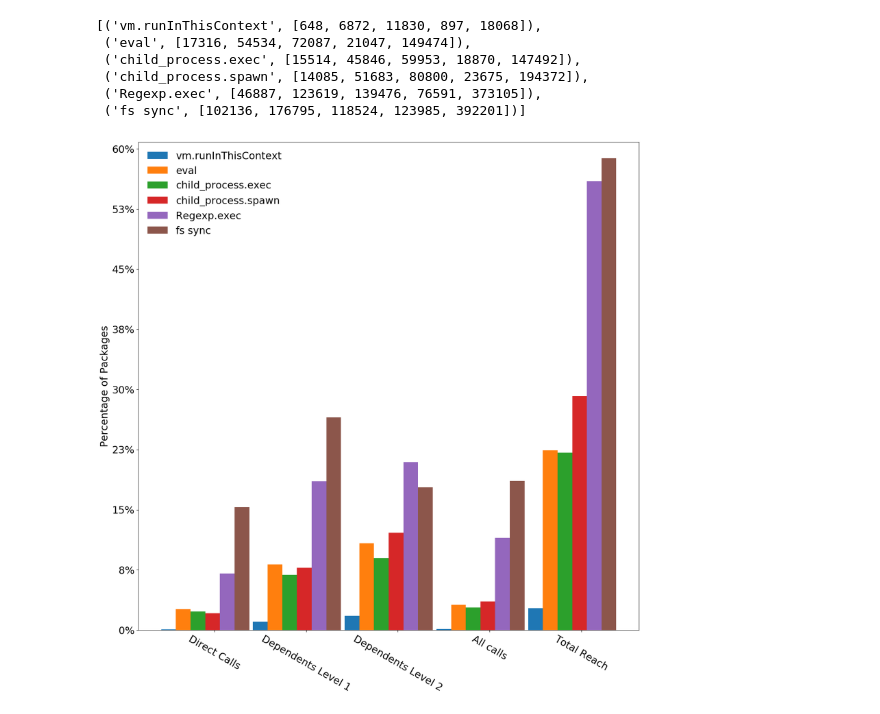
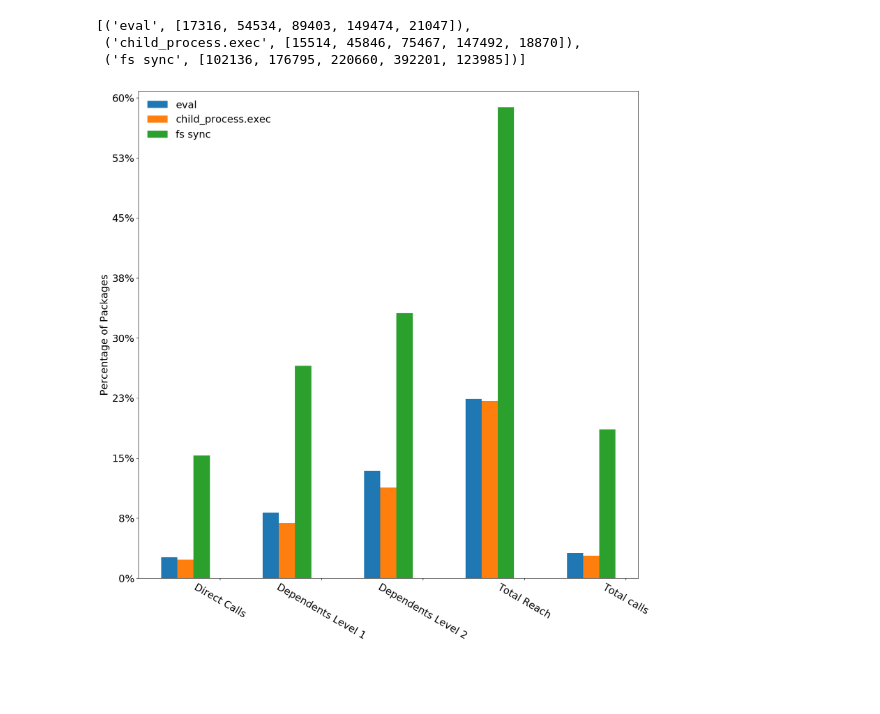
Before and after one commit to markuszm/npm-analysis, a Jupyter notebook: jupyterlab/graphs/TransitiveUsageMultibar.ipynb, the cells around one changed output. Saved outputs shown, nothing was run; the diff lists cells and outputs as text; code cells hidden in the pictures; blank space fills up the shorter version.

Commit message:
fixed run juypter script and a bug in transitive usage graph generation

```diff
--- a/jupyterlab/graphs/TransitiveUsageMultibar.ipynb
+++ b/jupyterlab/graphs/TransitiveUsageMultibar.ipynb
@@ -1,8 +1,12 @@
 # %%
 import pandas as pd
 
-cases = [('RunInThisContext', 'vm.runInThisContext'), ('Eval', 'eval'),
-         ('Exec', 'child_process.exec'), ('Spawn', 'child_process.spawn'), ('RegexpExec', 'Regexp.exec'),
+# cases = [('RunInThisContext', 'vm.runInThisContext'), ('Eval', 'eval'),
+#          ('Exec', 'child_process.exec'), ('Spawn', 'child_process.spawn'), ('RegexpExec', 'Regexp.exec'),
+#          ('Fs', 'fs sync')]
+
+cases = [('Eval', 'eval'),
+         ('Exec', 'child_process.exec'),
          ('Fs', 'fs sync')]
 # %%
 casesData = []
@@ -21,49 +25,46 @@ for c in cases:
     layeredReach = pd.read_json('transitiveUsage/layeredReach{}.json'.format(caseName), typ='series')
 
     layer1 = layeredReach[1] + directCallsCount
-    layer2 = layeredReach[2] + layeredReach[1]
+    layer2 = layeredReach[2] + layer1
 
     totalReach = layeredReach.sum() + directCallsCount
 
-    casesData.append((labelName, [directCallsCount, layer1, layer2, indirectCallsCount, totalReach]))
+    casesData.append((labelName, [directCallsCount, layer1, layer2, totalReach, indirectCallsCount]))
 
 casesData
 # %% [output]
-[('vm.runInThisContext', [648, 6872, 11830, 897, 18068]),
- ('eval', [17316, 54534, 72087, 21047, 149474]),
- ('child_process.exec', [15514, 45846, 59953, 18870, 147492]),
- ('child_process.spawn', [14085, 51683, 80800, 23675, 194372]),
- ('Regexp.exec', [46887, 123619, 139476, 76591, 373105]),
- ('fs sync', [102136, 176795, 118524, 123985, 392201])]
+[('eval', [17316, 54534, 89403, 149474, 21047]),
+ ('child_process.exec', [15514, 45846, 75467, 147492, 18870]),
+ ('fs sync', [102136, 176795, 220660, 392201, 123985])]
 # %%
 import matplotlib.pyplot as plt
 import numpy as np
 
 import matplotlib
 matplotlib.rcParams.update({'font.size': 18})
 
 def calculatePercentage(x):
     return np.ceil(x/667224*100)
 
 plt.figure(figsize=(16,16), dpi=120)
 
 i = 0
 for c in casesData:
     Y = c[1]
     X = np.arange(0, len(Y), step=1)
     plt.bar(X + i * 0.16, Y, label=c[0], width=0.16)
     i += 1
 
 # for x,y in zip(X,Y):
 #     plt.text(x, y,'{:.2f}%'.format(y/667224*100), ha='center', va= 'bottom')
 
 plt.ylabel('Percentage of Packages')
 plt.ylim(0, np.max(Y) + 667224/100 * 2)
 plt.gca().set_yticklabels(['{:.0f}%'.format(calculatePercentage(x)) for x in plt.gca().get_yticks()])
-plt.xticks([0.5,1.5,2.5,3.5,4.5], ['Direct Calls', 'Dependents Level 1', 'Dependents Level 2', 'All calls', "Total Reach"], rotation=-30)
+plt.xticks([0.5,1.5,2.5,3.5,4.5], ['Direct Calls', 'Dependents Level 1', 'Dependents Level 2', "Total Reach", 'Total calls', ], rotation=-30)
 plt.legend(loc='best', frameon=False)
 
 plt.savefig('transitiveUsage/comparison.png')
 plt.show()
 # %% [output]
-[figure, old version]
+[figure, new version]
```
Also changed, not shown: 2 other files.
